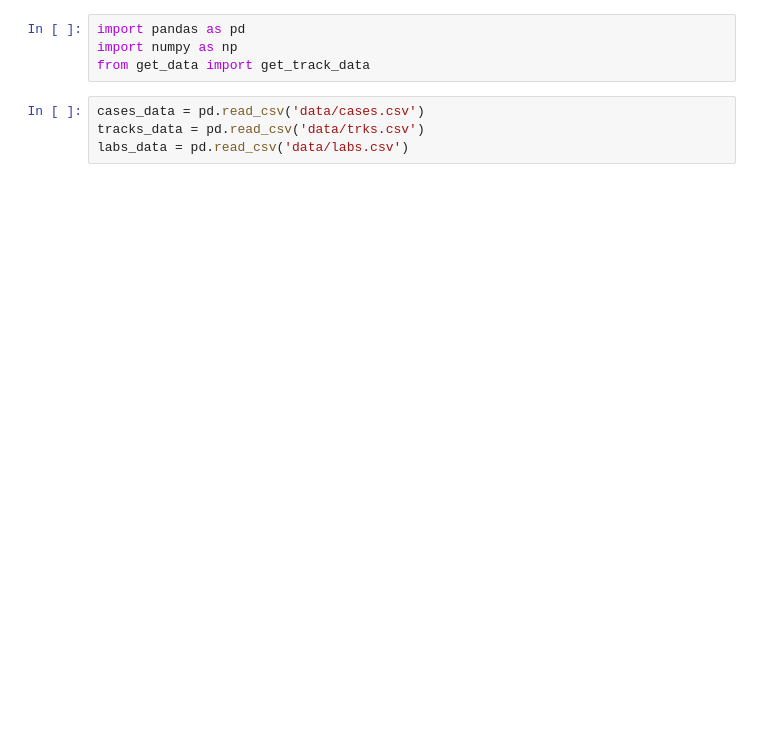
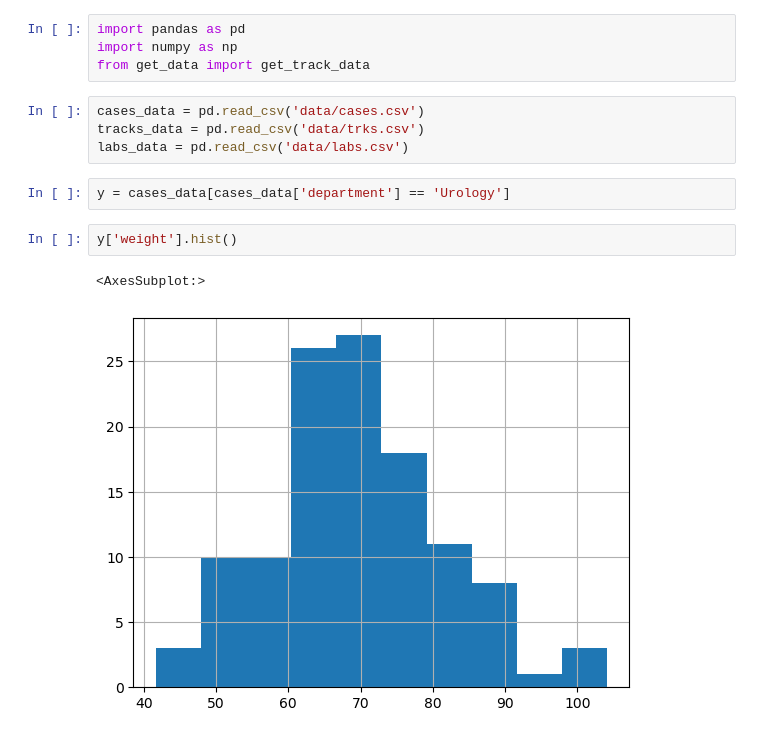
Before and after one commit to g7xu/Dual-Lens, a Jupyter notebook: eda.ipynb, the cells around one changed output. Cells and saved outputs as stored; diff of their text form; blank space fills up the shorter version.

```diff
--- a/eda.ipynb
+++ b/eda.ipynb
@@ -6,3 +6,10 @@ from get_data import get_track_data
 cases_data = pd.read_csv('data/cases.csv')
 tracks_data = pd.read_csv('data/trks.csv')
 labs_data = pd.read_csv('data/labs.csv')
+# %%
+y = cases_data[cases_data['department'] == 'Urology']
+# %%
+y['weight'].hist()
+# %% [output]
+<AxesSubplot:>
+[figure, added]
```
Also changed, not shown: parts of 13 cells of this notebook, 1 other file.
